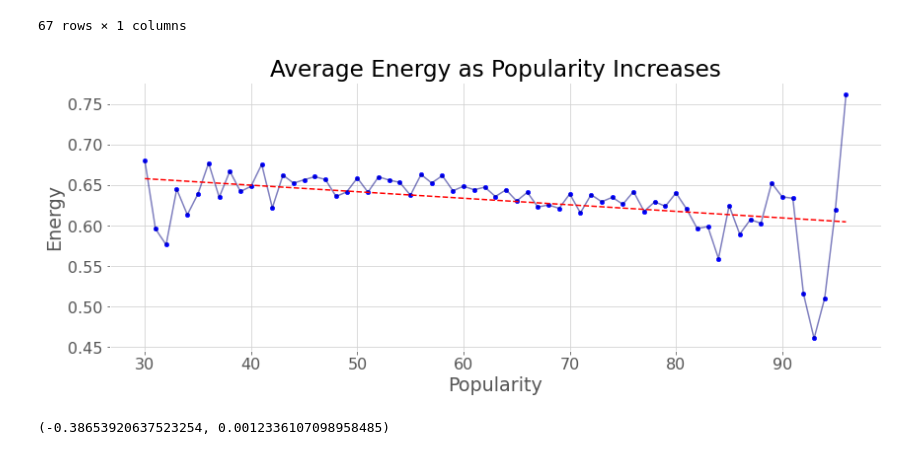
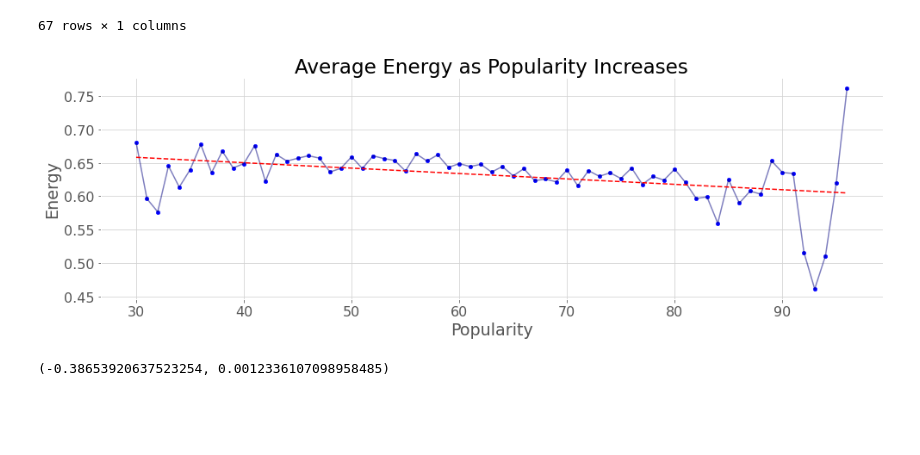
Before and after one commit to ATLas278/SpotifyDanceabillity, a Jupyter notebook: spotify_1.ipynb, the cells around one changed output. Saved outputs shown, nothing was run; the diff lists cells and outputs as text; code cells hidden in the pictures; blank space fills up the shorter version.

```diff
--- a/spotify_1.ipynb
+++ b/spotify_1.ipynb
@@ -168,15 +171,18 @@ avg_energy
 # %%
 fig, ax = plt.subplots(figsize=(14,5))
 ax.plot(avg_energy.index,avg_energy.energy,color='navy',alpha=0.5)
 ax.scatter(avg_energy.index,avg_energy.energy,color='blue',s=20)
 ax.set_title('Average Energy as Popularity Increases')
 ax.set_xlabel('Popularity')
 ax.set_ylabel('Energy')
 plt.plot(np.unique(avg_energy.index), np.poly1d(np.polyfit(avg_energy.index, avg_energy.energy, 1))(np.unique(avg_energy.index)),linestyle='--',color='red');
 #plt.plot(np.unique(avg_dance.index), np.poly1d(np.polyfit(avg_dance.index, avg_dance.danceability, 1))(np.unique(avg_dance.index)),linestyle='--')
 # Line of best fit just to visualize the trend
+plt.tight_layout()
+plt.savefig('Images/energy.png', dpi=300, bbox_inches='tight')
+plt.show()
 # %% [output]
-[figure, old version]
+[figure, new version]
 # %%
 r,p = stats.pearsonr(avg_energy.index,avg_energy.energy)
 r,p # yes, based on p-value being less than my significance level, i'm going to reject my null hypothesis alpha = 0.05
```
Also changed, not shown: parts of 4 cells of this notebook, 7 other files.
